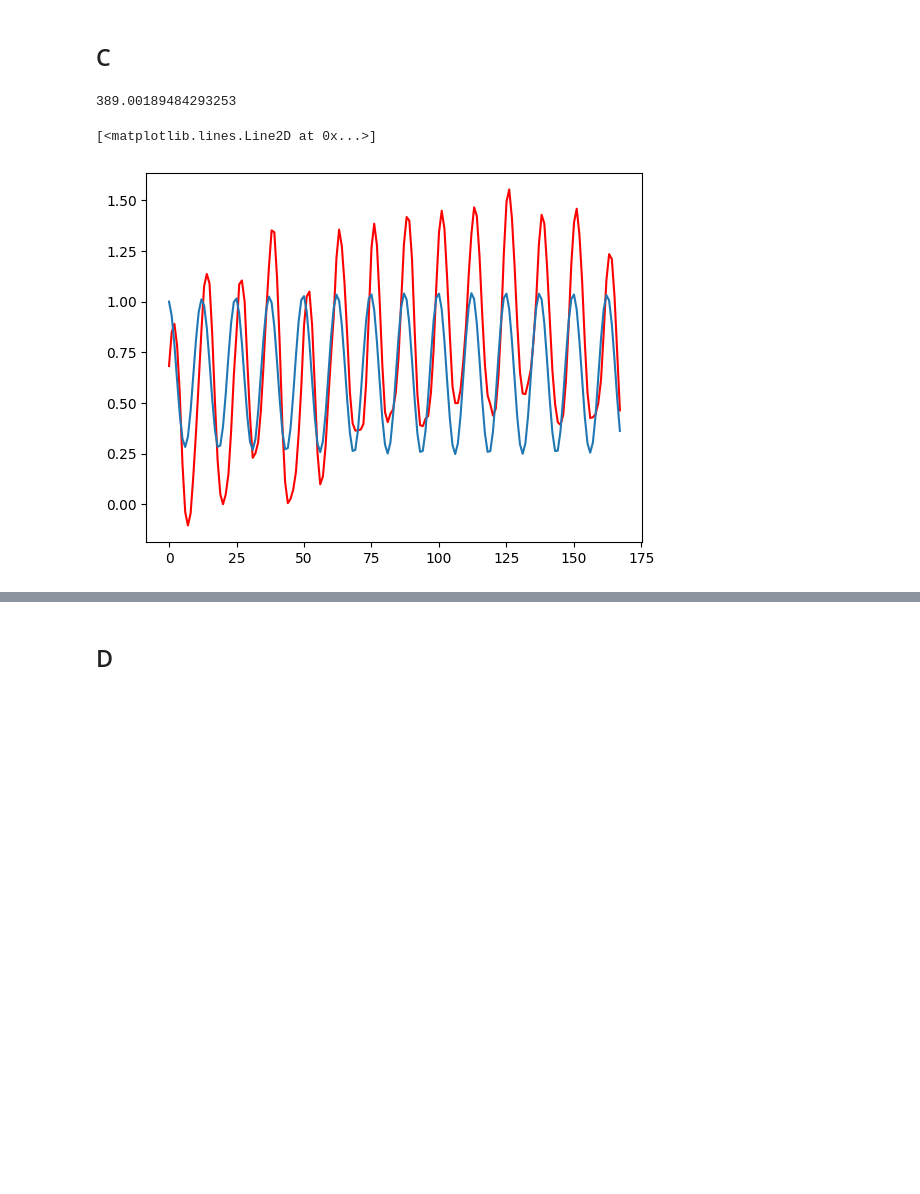
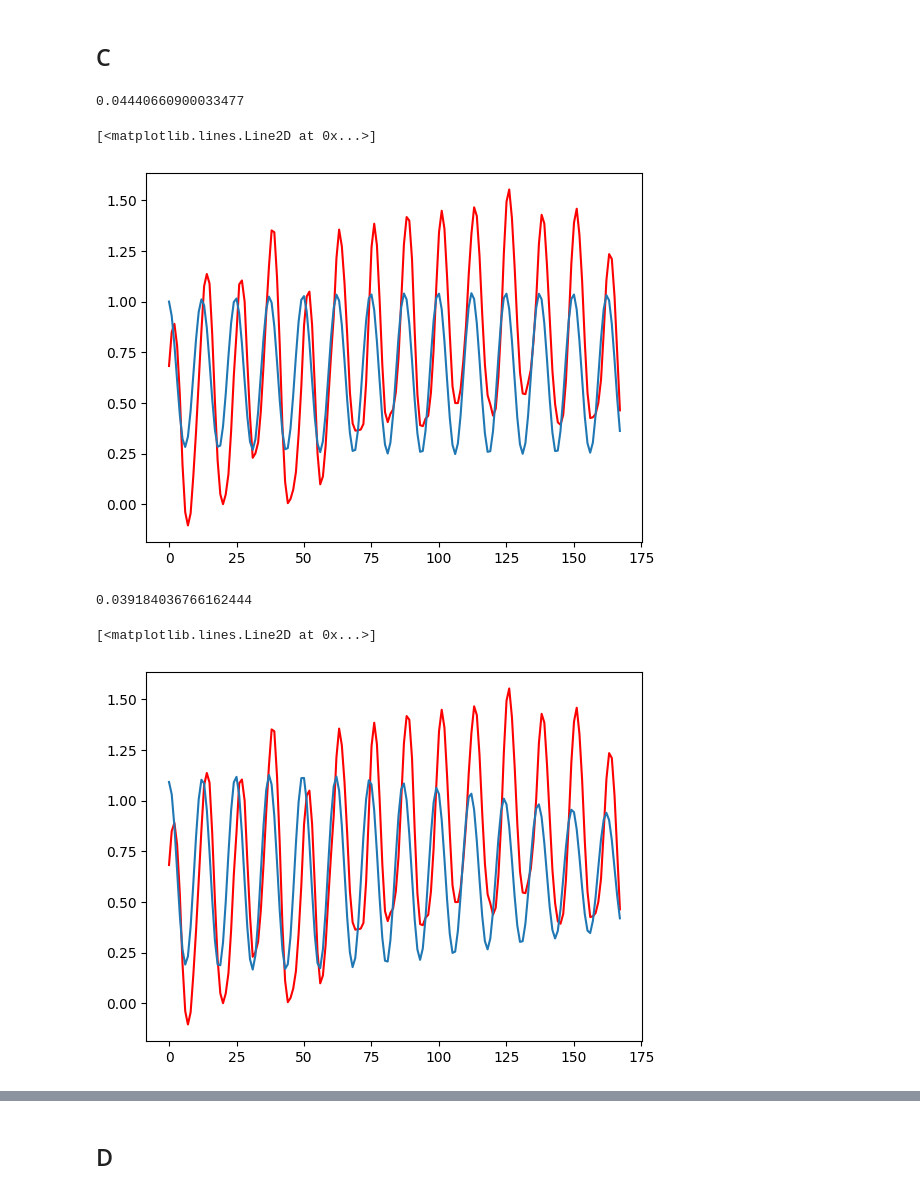
Before and after one commit to Ignacio0viedo/Analisis-de-mareas, a Jupyter notebook: tp Analisis Numerico.ipynb, the cells around one changed output, grey strips where cells are left out. Drawn from its saved outputs; the diff is of its cells as text; code cells hidden in the pictures; blank space fills up the shorter version.

```diff
--- a/tp Analisis Numerico.ipynb
+++ b/tp Analisis Numerico.ipynb
@@ -712,14 +718,13 @@ semana_x = x[:168]
 semana_f = f[:168]
 
 np_f = np.array(f)
-diferencias_cuadradas = (np_alturas - np_f)**2
-ECM = np.sum(diferencias_cuadradas)
+ECM = ((np_alturas - np_f)**2).mean()
 print(ECM)
 
 plt.plot(semana_tiempos,semana_alturas, color="red")
 plt.plot(semana_x,semana_f)
 # %% [output]
-389.00189484293253
+0.04440660900033477
 [<matplotlib.lines.Line2D at 0x...>]
 [figure]
 # %%
@@ -742,35 +747,38 @@ fis = fis[:-1]
 fis.append(fi8)
 fis.append(fi9)
 fis.append(alturas)
 
 
 pseudo_productos = calculador_pseudo_productos(fis)
 
 matriz_fi = armador_matriz_fis(pseudo_productos,9)
 matriz_f = armador_matriz_f(pseudo_productos,9)
 
 matriz_c = np.linalg.solve(matriz_fi,matriz_f)
 
 cs = np.array(matriz_c)
 
 f = []
 x = []
 for i in range(0,8760,1):
     x.append(i)
     f.append(cs[0] + cs[1]*np.cos(interior_coseno1*i) + cs[2]*np.sin(interior_coseno1*i) + cs[3]*np.cos(interior_coseno2*i) + cs[4]*np.sin(interior_coseno2*i) + cs[5]*np.cos(interior_coseno3*i) + cs[6]*np.sin(interior_coseno3*i) + cs[7]*np.cos(interior_coseno4*i) + cs[8]*np.sin(interior_coseno4*i))
 
 f = np.squeeze(f)
 
 semana_x = x[:168]
 semana_f = f[:168]
 
 np_f = np.array(f)
-diferencias_cuadradas = (np_alturas - np_f)**2
-ECM = np.sum(diferencias_cuadradas)
+ECM = ((np_alturas - np_f)**2).mean()
 print(ECM)
 
 plt.plot(semana_tiempos,semana_alturas, color="red")
 plt.plot(semana_x,semana_f)
+# %% [output]
+0.039184036766162444
+[<matplotlib.lines.Line2D at 0x...>]
+[figure, added]
 # %%
 indice_maximo = np.argmax(transformada_fourier)
 transformada_fourier[indice_maximo] = 0
```
Also changed, not shown: parts of 10 cells of this notebook.
